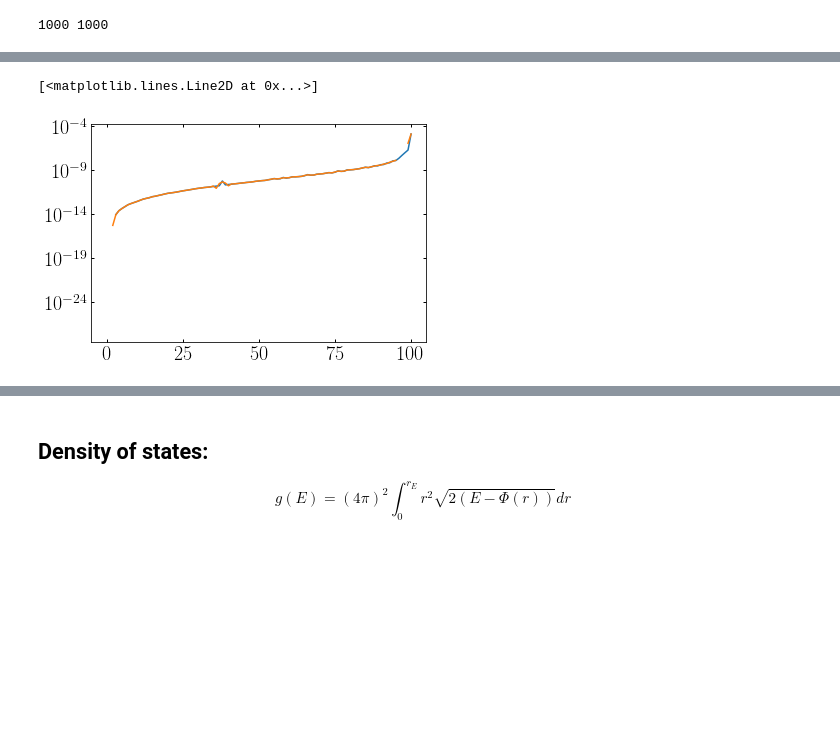
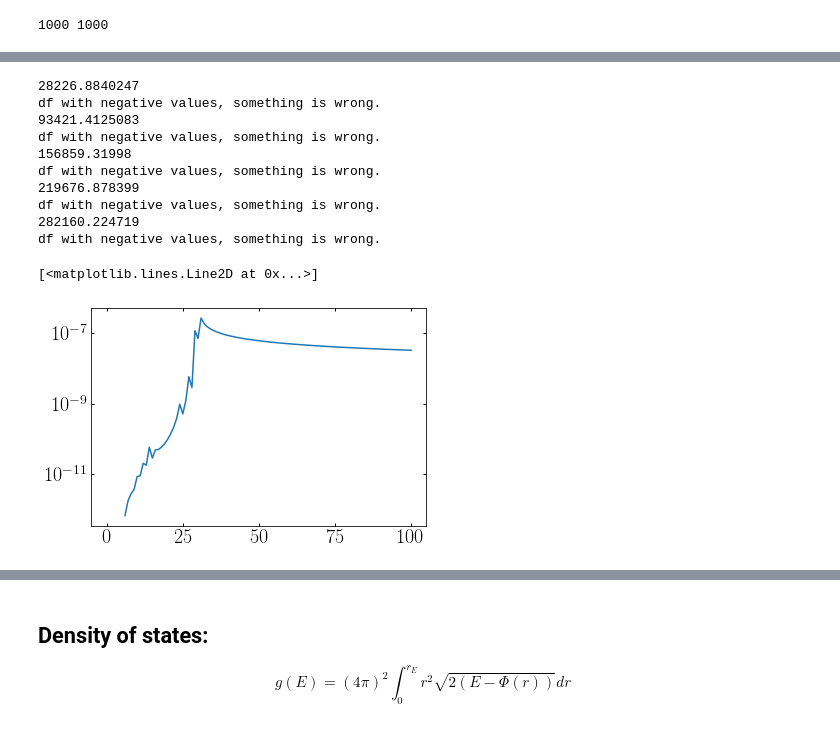
Before and after one commit to chervs/tracers_triaxial, a Jupyter notebook: test_Stracers.ipynb, the cells around one changed output, grey strips where cells are left out. Saved outputs shown, nothing was run; the diff lists cells and outputs as text; code cells hidden in the pictures; blank space fills up the shorter version.

```diff
--- a/test_Stracers.ipynb
+++ b/test_Stracers.ipynb
@@ -438,10 +438,20 @@ Text(0.5,1,'$M=2.82 \\times 10^{10} M_{\\odot}, \\ a=3 kpc$')
 # %%
 df = distribution_function(psi_hr, dnu2_dpsi2_smooth, eps_edges)
 semilogy(df)
-semilogy(df_smooth)
+#semilogy(df_smooth)
 # %% [output]
-[<matplotlib.lines.Line2D at 0x...>]
+28226.8840247
+df with negative values, something is wrong.
+93421.4125083
+df with negative values, something is wrong.
+156859.31998
+df with negative values, something is wrong.
+219676.878399
+df with negative values, something is wrong.
+282160.224719
+df with negative values, something is wrong.
+[<matplotlib.lines.Line2D at 0x...>]
-[figure, old version]
+[figure, new version]
 # %%
 plt.semilogy(eps_edges*3/(m_tr*4.30071e-6), (df*(m_tr*4.30071e-6*3)**(3/2.)), c='C9', lw=2, label='Numerical DF')
 plt.semilogy(eps_edges*3/(m_tr*4.30071e-6), df_h*(m_tr*4.30071e-6*3)**(3/2.), c='k', lw=2, label='Analytic DF')
```
Also changed, not shown: parts of 17 cells of this notebook, 2 other files.
